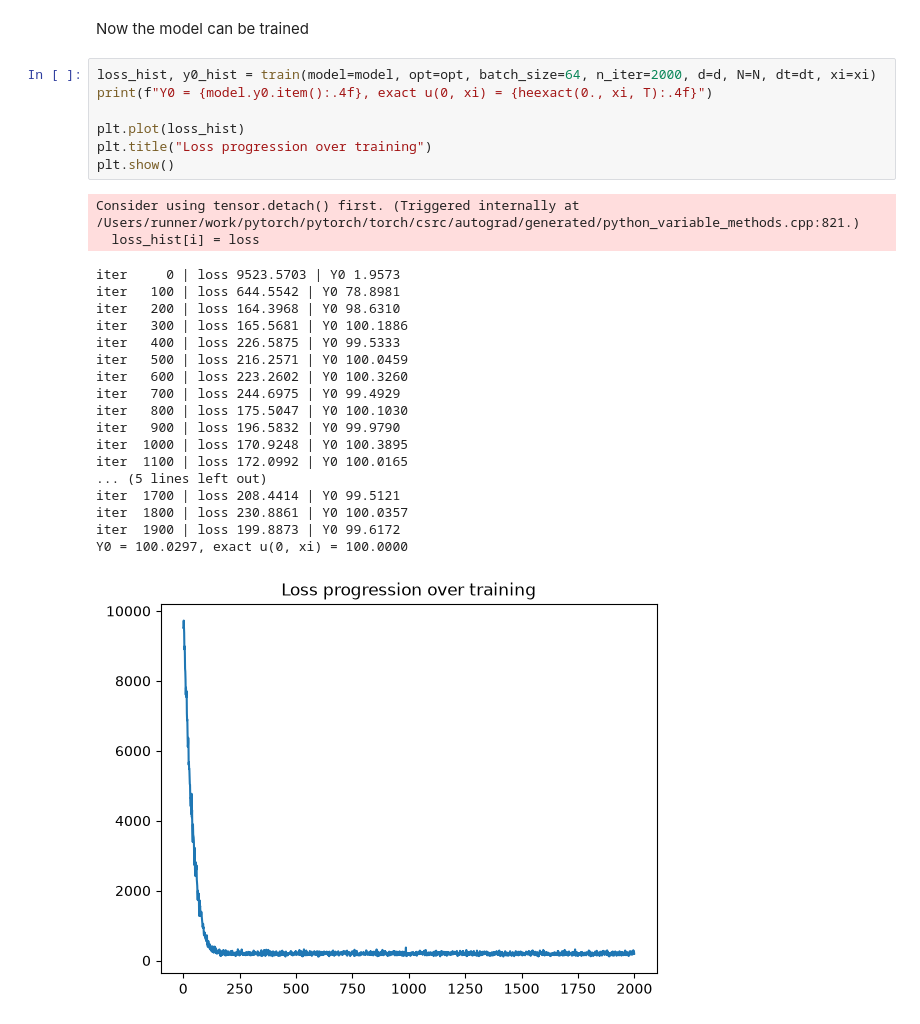
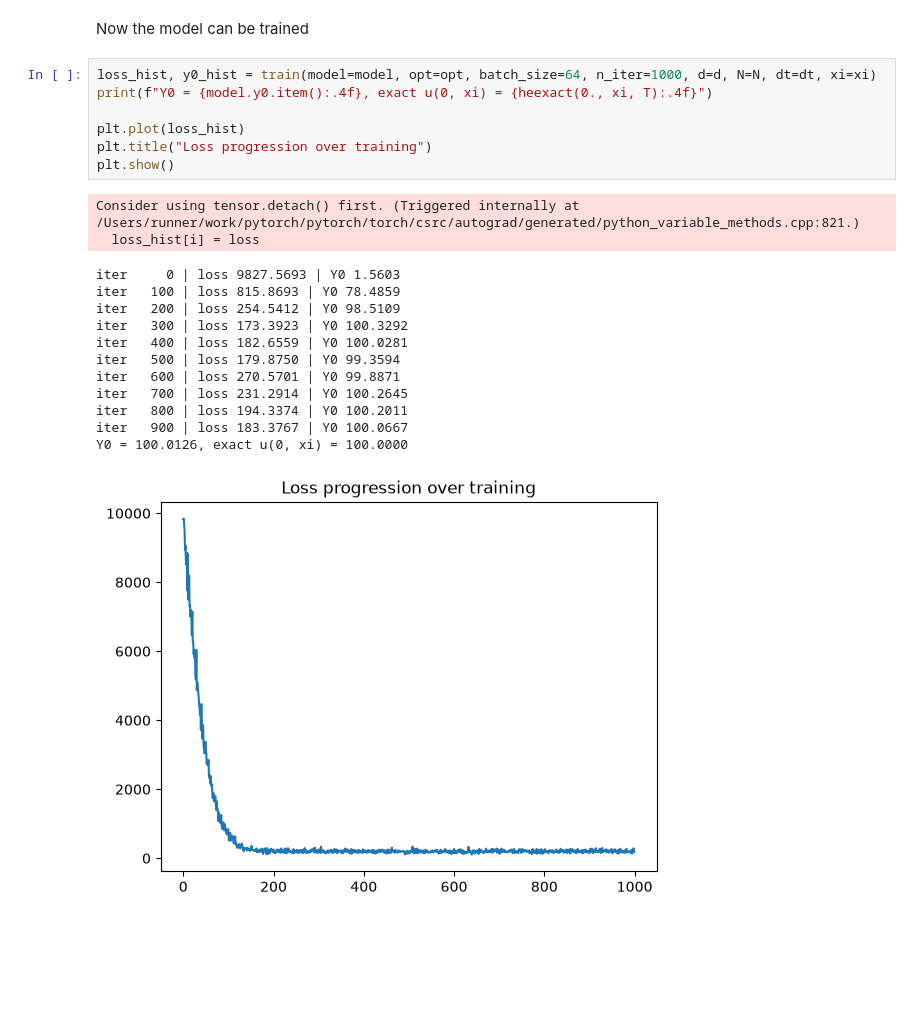
Before and after one commit to SvanteOskarAndersson/The-Deep-BSDE-Method-for-High-Dimensional-Parabolic-PDEs, a Jupyter notebook: notebooks/bhe_neural.ipynb, the cells around one changed output. Drawn from its saved outputs; the diff is of its cells as text; blank space fills up the shorter version.

```diff
--- a/notebooks/bhe_neural.ipynb
+++ b/notebooks/bhe_neural.ipynb
@@ -127,33 +127,27 @@ def train(model, opt, batch_size, n_iter, d, N, dt, xi, verbose: bool = True):
 # %% [markdown]
 Now the model can be trained
 # %%
-loss_hist, y0_hist = train(model=model, opt=opt, batch_size=64, n_iter=2000, d=d, N=N, dt=dt, xi=xi)
+loss_hist, y0_hist = train(model=model, opt=opt, batch_size=64, n_iter=1000, d=d, N=N, dt=dt, xi=xi)
 print(f"Y0 = {model.y0.item():.4f}, exact u(0, xi) = {heexact(0., xi, T):.4f}")
 
 plt.plot(loss_hist)
 plt.title("Loss progression over training")
 plt.show()
 # %% [output]
 Consider using tensor.detach() first. (Triggered internally at /Users/runner/work/pytorch/pytorch/torch/csrc/autograd/generated/python_variable_methods.cpp:821.)
   loss_hist[i] = loss
-iter     0 | loss 9523.5703 | Y0 1.9573
-iter   100 | loss 644.5542 | Y0 78.8981
-iter   200 | loss 164.3968 | Y0 98.6310
-iter   300 | loss 165.5681 | Y0 100.1886
-iter   400 | loss 226.5875 | Y0 99.5333
-iter   500 | loss 216.2571 | Y0 100.0459
-iter   600 | loss 223.2602 | Y0 100.3260
-iter   700 | loss 244.6975 | Y0 99.4929
-iter   800 | loss 175.5047 | Y0 100.1030
-iter   900 | loss 196.5832 | Y0 99.9790
-iter  1000 | loss 170.9248 | Y0 100.3895
-iter  1100 | loss 172.0992 | Y0 100.0165
-... (5 lines left out)
-iter  1700 | loss 208.4414 | Y0 99.5121
-iter  1800 | loss 230.8861 | Y0 100.0357
-iter  1900 | loss 199.8873 | Y0 99.6172
-Y0 = 100.0297, exact u(0, xi) = 100.0000
+iter     0 | loss 9827.5693 | Y0 1.5603
+iter   100 | loss 815.8693 | Y0 78.4859
+iter   200 | loss 254.5412 | Y0 98.5109
+iter   300 | loss 173.3923 | Y0 100.3292
+iter   400 | loss 182.6559 | Y0 100.0281
+iter   500 | loss 179.8750 | Y0 99.3594
+iter   600 | loss 270.5701 | Y0 99.8871
+iter   700 | loss 231.2914 | Y0 100.2645
+iter   800 | loss 194.3374 | Y0 100.2011
+iter   900 | loss 183.3767 | Y0 100.0667
+Y0 = 100.0126, exact u(0, xi) = 100.0000
-[figure, old version]
+[figure, new version]
 # %%
 plt.plot(y0_hist)
 plt.title("Model solution over training")
```
Also changed, not shown: parts of 4 cells of this notebook, 1 other file.
